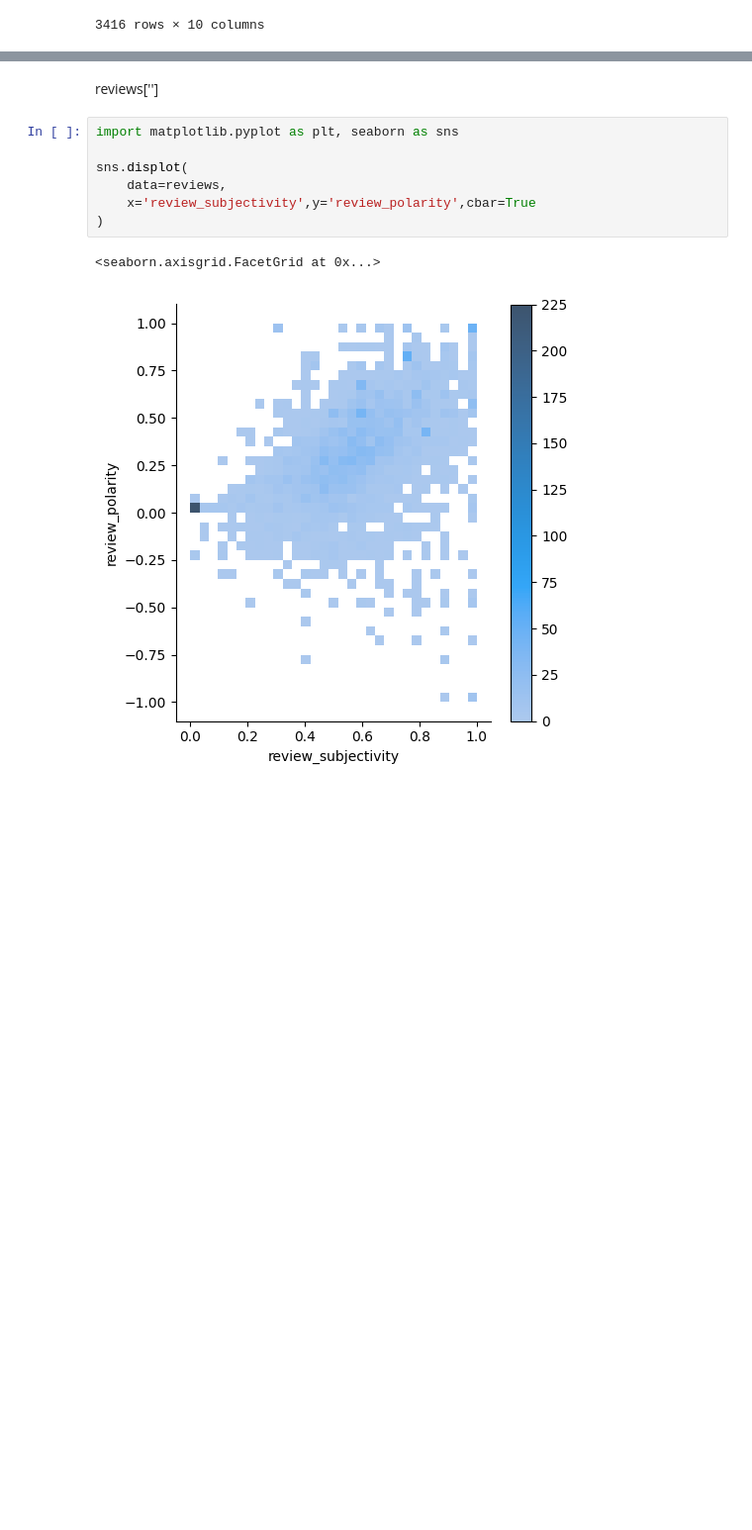
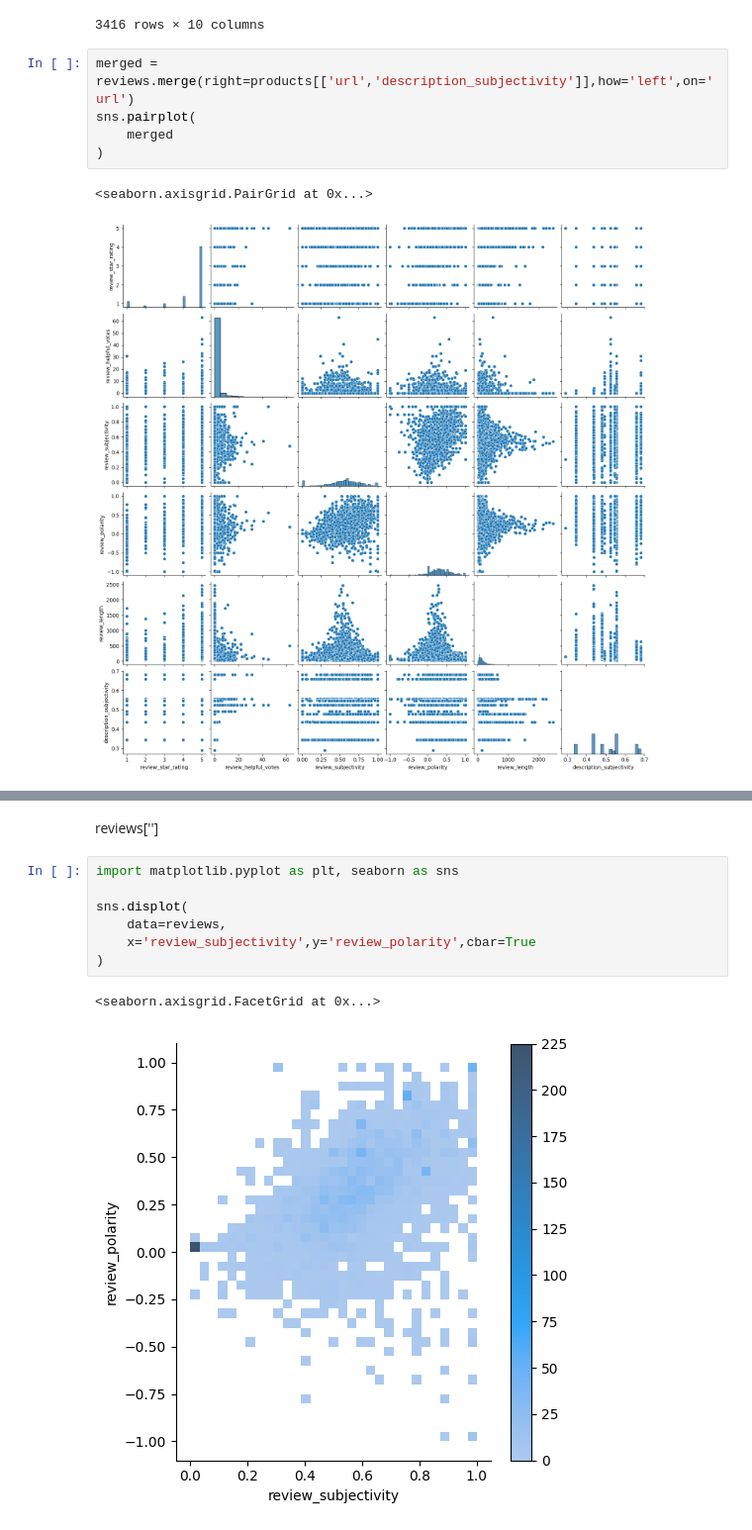
Before and after one commit to aneeshkhole/Perceived-Usefulness-of-online-customer-reviews, a Jupyter notebook: src/target parsing.ipynb, the cells around one changed output, grey strips where cells are left out. Shown at 99% size. Saved outputs shown, nothing was run; the diff lists cells and outputs as text; blank space fills up the shorter version.

```diff
--- a/src/target parsing.ipynb
+++ b/src/target parsing.ipynb
@@ -375,6 +772,14 @@ reviews
 | 3414 | https://www.target.com/p/crest-ca... | great product | Lgreco | we love this product make our tee... | 5 | 0 | ... |
 | 3415 | https://www.target.com/p/oxo-pop-... | Love Oxo! | Dani S | I was looking for a container to ... | 5 | 5 | ... |
 3416 rows × 10 columns
+# %%
+merged = reviews.merge(right=products[['url','description_subjectivity']],how='left',on='url')
+sns.pairplot(
+    merged
+)
+# %% [output]
+<seaborn.axisgrid.PairGrid at 0x...>
+[figure, added]
 # %%
 x = reviews.groupby('url',as_index=False).agg({
     'review_helpful_votes':'mean',
```
Also changed, not shown: parts of 30 cells of this notebook, 16 other files.
